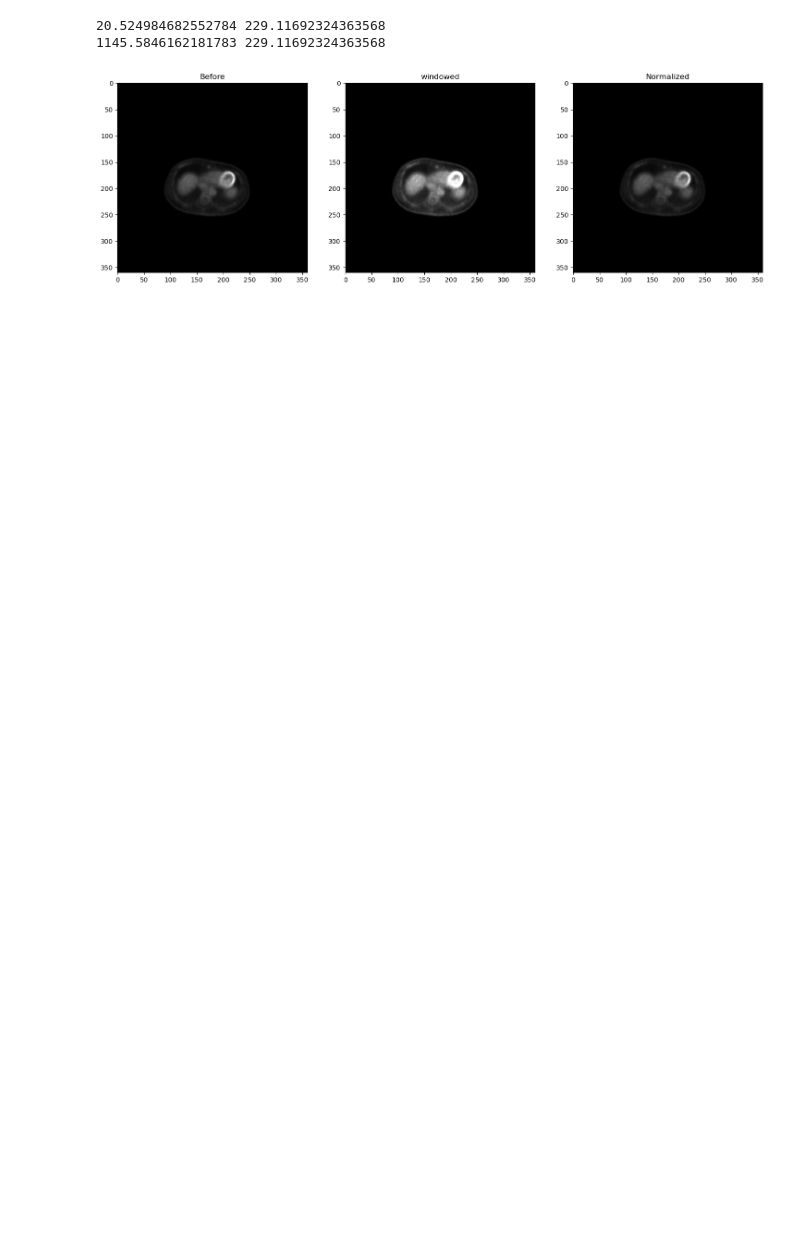
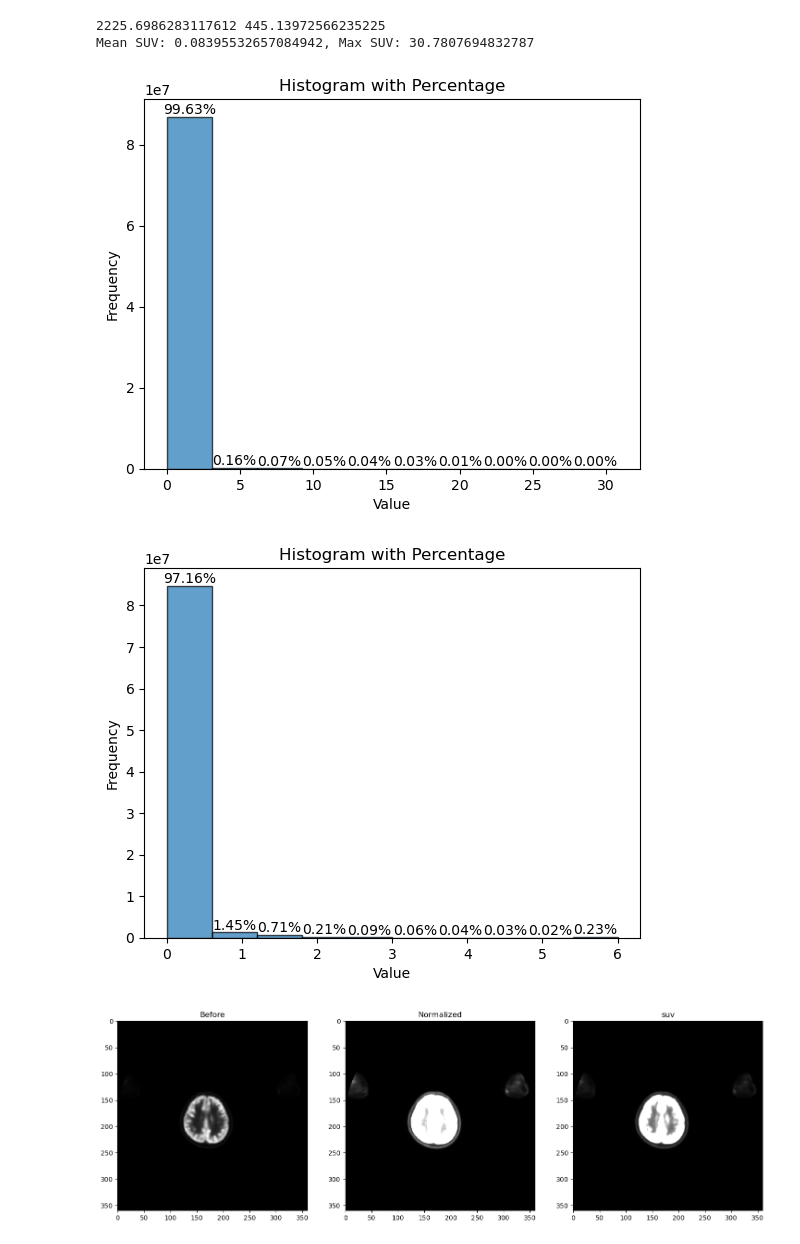
Before and after one commit to x-Arte/ddib, a Jupyter notebook: view_uExplorer.ipynb, the cells around one changed output. Cells and saved outputs as stored; diff of their text form; code cells hidden in the pictures; blank space fills up the shorter version.

Commit message:
BSiemens&uExplorer add SUV

```diff
--- a/view_uExplorer.ipynb
+++ b/view_uExplorer.ipynb
@@ -77,6 +127,6 @@ def viewData(data):
 # %%
 uExplorer_dir = "uExplorer/1st_uExplorer"
-file_name = "Anonymous_ANO_20220224_1843069_103247/2.886 x 600 WB NORMAL/00000123.dcm"
+file_name = "Anonymous_ANO_20220224_1824561_122859/2.886 x 600 WB NORMAL/00000063.dcm"
 full_file_name = os.path.join(dataset_dir, uExplorer_dir, file_name)
 ds = pydicom.dcmread(full_file_name)
 for elem in ds:
@@ -84,7 +134,10 @@ for elem in ds:
 print(ds.pixel_array)
 ds.pixel_array.shape
 
-
+suv = calSUV(ds)
+viewData(suv)
+print(f"Mean SUV: {np.mean(suv)}, Max SUV: {np.max(suv)}")
+suv = normSUV(suv) * 255.0 / 6
 pixel_array = ds.pixel_array
 # if 'WindowWidth' in ds and 'WindowCenter' in ds:
 #     print("WindowWidth and WindowCenter are defined.")
@@ -103,7 +156,7 @@ dataVolume = loadPETValue(os.path.join(dataset_dir, uExplorer_dir, "Anonymous_AN
 threshold = viewData(dataVolume)
 scaleFactor = calScaleFactor(dataVolume)
 print(threshold, scaleFactor)
-windowed_image = (pixel_array) / (scaleFactor * 10) * 255.0
+windowed_image = (pixel_array) / (scaleFactor * 5) * 255.0
 windowed_image = np.clip(windowed_image, 0, 255).astype(np.uint16)
 
 normalized_image = MaxMinNormalizer(pixel_array)
@@ -114,11 +167,11 @@ plt.subplot(1,3,1)
 plt.imshow(original_image, cmap="gray")
 plt.title('Before')
 plt.subplot(1,3,2)
-plt.imshow(windowed_image, cmap="gray")
-plt.title('windowed')
+plt.imshow(windowed_image, cmap="gray", vmin=0, vmax=255)
+plt.title('normalized')
 plt.subplot(1,3,3)
-plt.imshow(normalized_image, cmap="gray")
-plt.title('Normalized')
+plt.imshow(suv, cmap="gray", vmin=0, vmax=255)
+plt.title('suv')
 plt.show()
 # %% [output]
 (0008, 0005) Specific Character Set              CS: 'ISO_IR 192'
@@ -145,31 +200,41 @@ plt.show()
 # %%
 uExplorer_dir = "uExplorer/1st_uExplorer"
-directory_name = "Anonymous_ANO_20220224_1851132_093851/2.886 x 600 WB NORMAL"
-file_index = 231 # start from 1
+directory_name = "Anonymous_ANO_20220224_1826572_121743/2.886 x 600 WB NORMAL"
+file_index = 77 # start from 1
+
 dataVolume = loadPETValue(os.path.join(dataset_dir, uExplorer_dir, directory_name))
 scaleFactor = calScaleFactor(dataVolume)
 print(scaleFactor * 5, scaleFactor)
-pixel_array = dataVolume[file_index+1]
+pixel_array = dataVolume[file_index-1]
 windowed_image = (pixel_array) / min(scaleFactor * 5, np.max(dataVolume)) * 255.0
 windowed_image = np.clip(windowed_image, 0, 255).astype(np.uint16)
 
-normalized_image = MaxMinNormalizer(pixel_array)
+# normalized_image = MaxMinNormalizer(pixel_array)
+suvVolume = calSUVVolume(os.path.join(dataset_dir, uExplorer_dir, directory_name))
+print(f"Mean SUV: {np.mean(suvVolume)}, Max SUV: {np.max(suvVolume)}")
+data = normSUV(suvVolume, threshold=6)
+viewData(suvVolume)
+viewData(data)
+data = data * 255.0 / 6
+suv_image = data[file_index-1]
 original_image = pixel_array*255.0/ds.WindowWidth
 
 plt.figure(figsize=(18,6))
 plt.subplot(1,3,1)
 plt.imshow(original_image, cmap="gray")
 plt.title('Before')
 plt.subplot(1,3,2)
-plt.imshow(windowed_image, cmap="gray")
-plt.title('windowed')
+plt.imshow(windowed_image, cmap="gray", vmin=0, vmax=255)
+plt.title('Normalized')
 plt.subplot(1,3,3)
-plt.imshow(normalized_image, cmap="gray")
-plt.title('Normalized')
+plt.imshow(suv_image, cmap="gray", vmin=0, vmax=255)
+plt.title('suv')
 plt.show()
 # %% [output]
-20.524984682552784 229.11692324363568
-1145.5846162181783 229.11692324363568
+2225.6986283117612 445.13972566235225
+Mean SUV: 0.08395532657084942, Max SUV: 30.7807694832787
-[figure, old version]
+[figure, new version]
+[figure, added]
+[figure, added]
 # %%
 import matplotlib.image as mpimg
```
Also changed, not shown: parts of 6 cells of this notebook.
